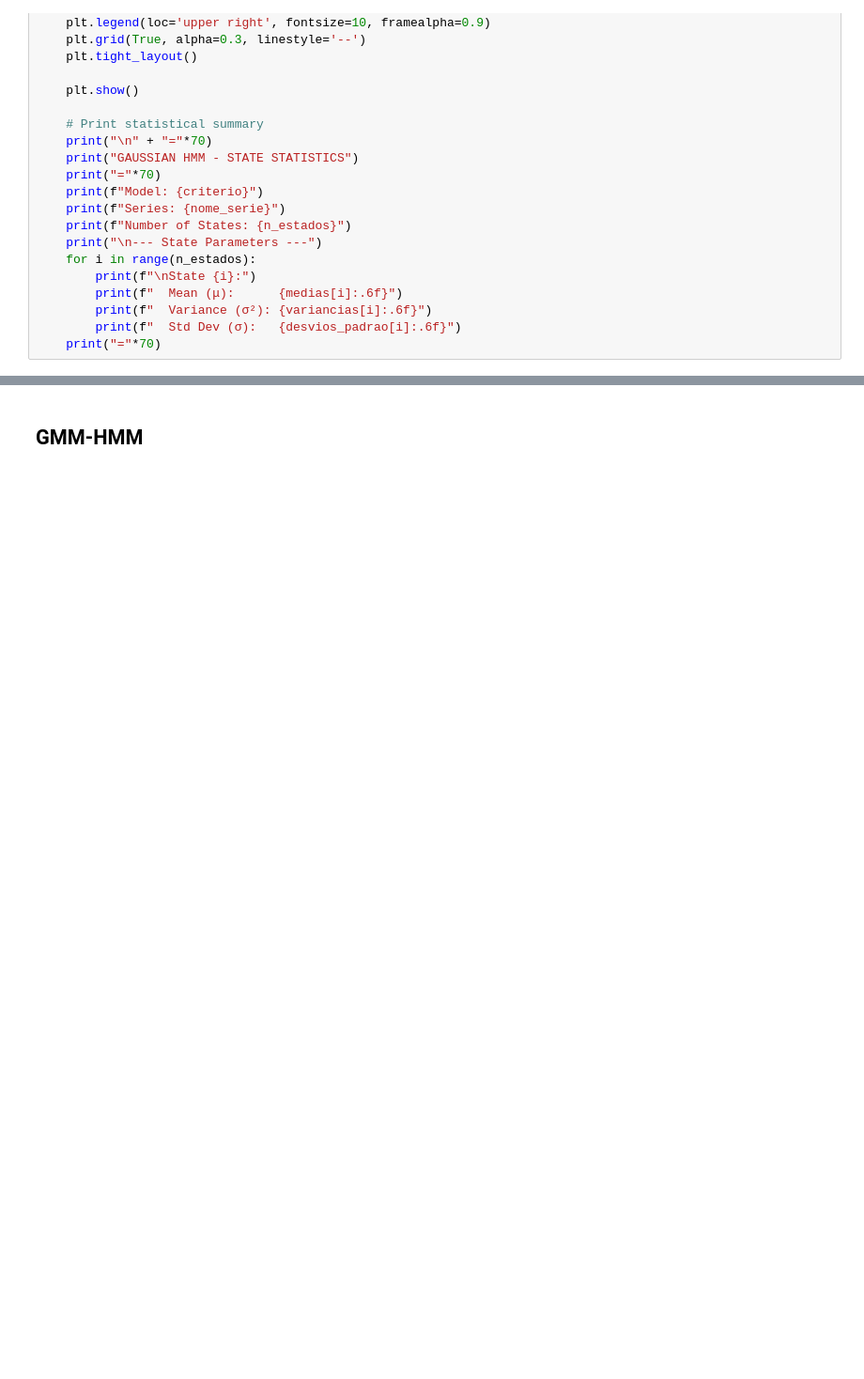
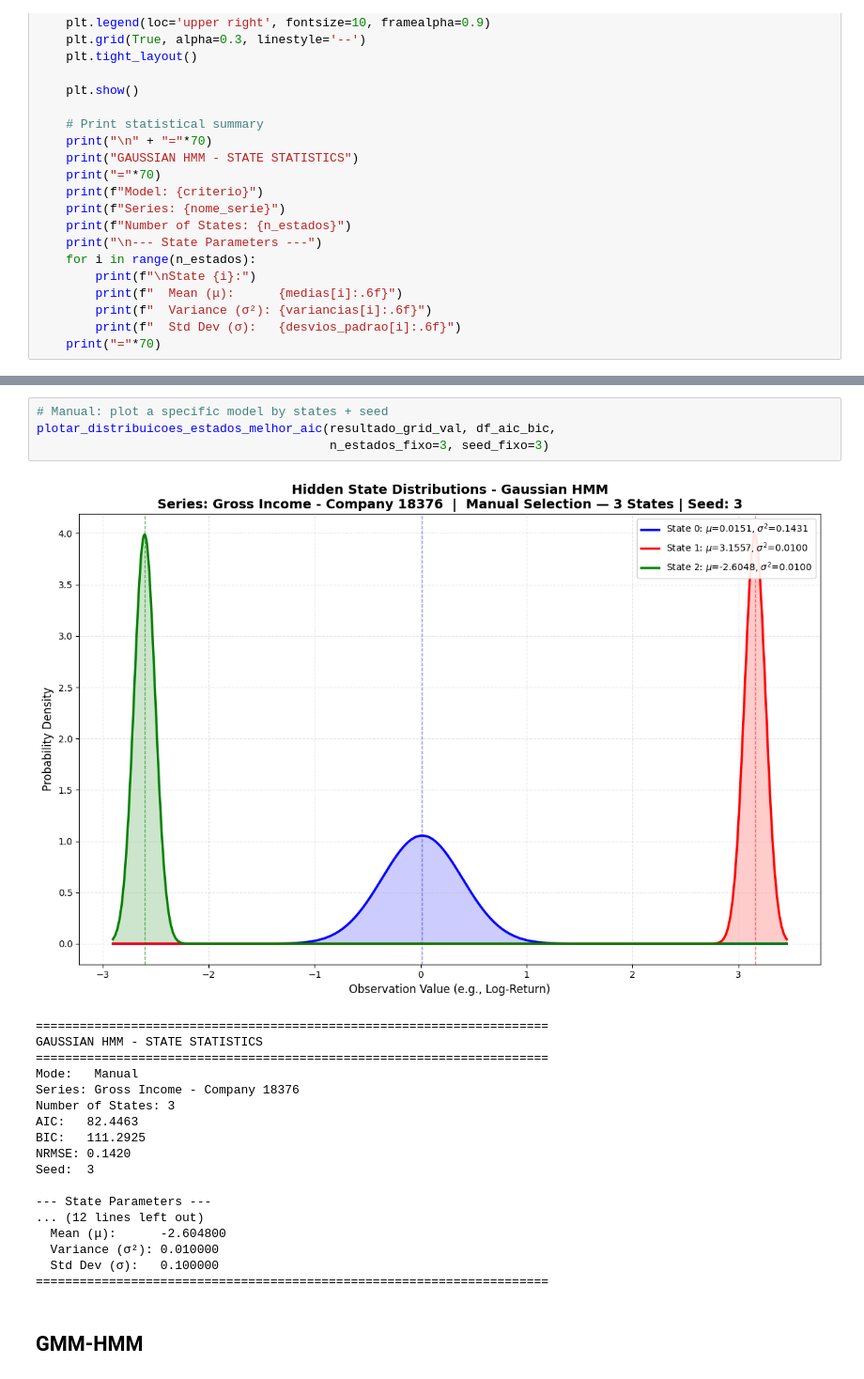
Before and after one commit to GiovanniManiezzo/indicadores_fundamentalistas, a Jupyter notebook: Model/2_4_Modelo_Gaussian_HMM.ipynb, the cells around one changed output, grey strips where cells are left out. Shown at 94% size. Drawn from its saved outputs; the diff is of its cells as text; blank space fills up the shorter version.

```diff
--- a/Model/2_4_Modelo_Gaussian_HMM.ipynb
+++ b/Model/2_4_Modelo_Gaussian_HMM.ipynb
@@ -1336,6 +1566,29 @@ Seed:  12
   Variance (σ²): 1.662286
   Std Dev (σ):   1.289297
 ======================================================================
+# %%
+# Manual: plot a specific model by states + seed
+plotar_distribuicoes_estados_melhor_aic(resultado_grid_val, df_aic_bic,
+                                        n_estados_fixo=3, seed_fixo=3)
+# %% [output]
+[figure, added]
+======================================================================
+GAUSSIAN HMM - STATE STATISTICS
+======================================================================
+Mode:   Manual
+Series: Gross Income - Company 18376
+Number of States: 3
+AIC:   82.4463
+BIC:   111.2925
+NRMSE: 0.1420
+Seed:  3
+
+--- State Parameters ---
+... (12 lines left out)
+  Mean (μ):      -2.604800
+  Variance (σ²): 0.010000
+  Std Dev (σ):   0.100000
+======================================================================
 # %% [markdown]
 ## GMM-HMM
 # %%
```
Also changed, not shown: parts of 17 cells of this notebook, 2 other files.
